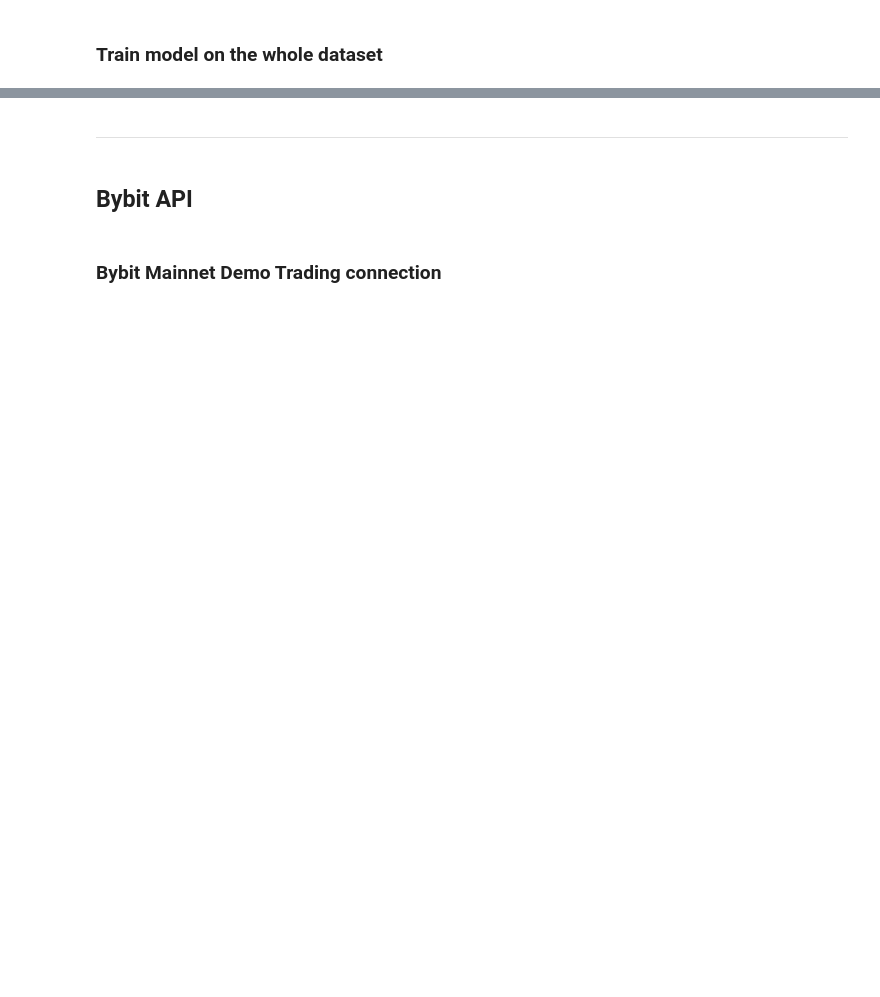
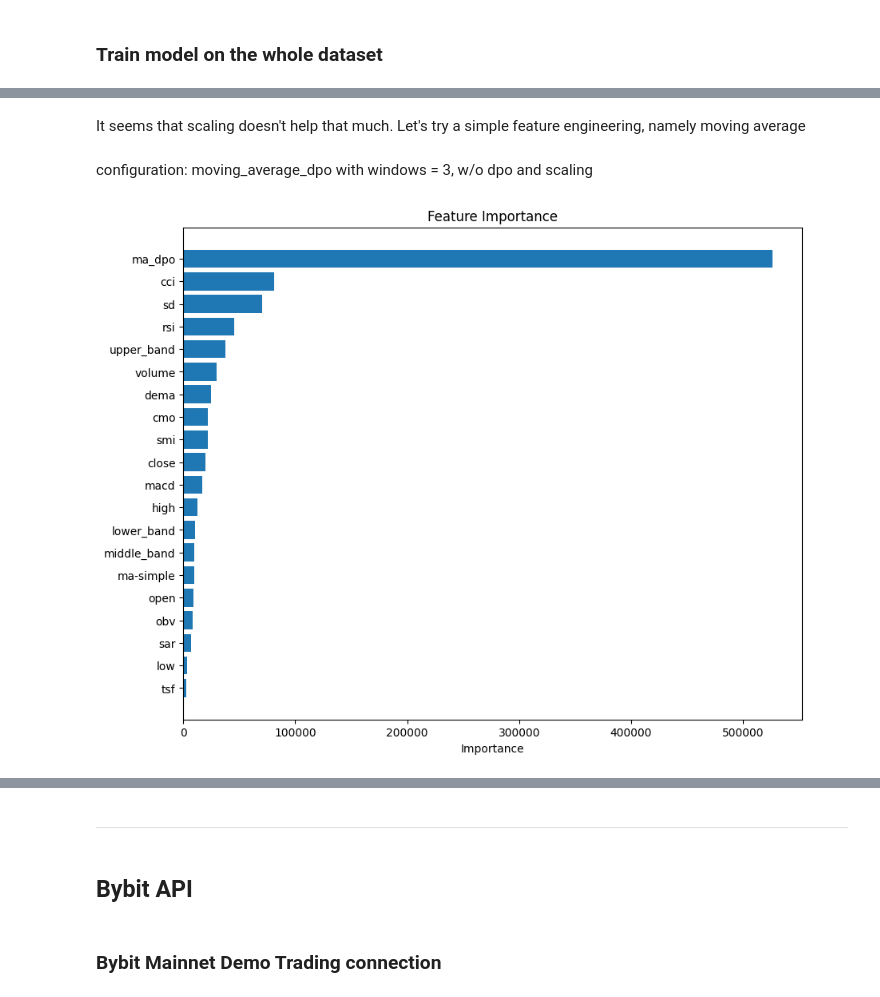
Before and after one commit to Matt-Nelipa/AlgoTrading_bot, a Jupyter notebook: coingecko_api_setup.ipynb, the cells around one changed output, grey strips where cells are left out. Drawn from its saved outputs; the diff is of its cells as text; code cells hidden in the pictures; blank space fills up the shorter version.

Commit message:
bug fixes, feature engineering, small visual improvements

```diff
--- a/coingecko_api_setup.ipynb
+++ b/coingecko_api_setup.ipynb
@@ -161,17 +122,17 @@ params
 # %%
 params = {
-        'n_estimators': 1385,
-        'learning_rate': 0.04254050587571971,
-        'lambda_l1': 1.1513140503215087,
-        'lambda_l2': 0.6779331678445241,
-        'num_leaves': 15,
-        'feature_fraction': 0.39228596334878807,
-        'bagging_fraction': 0.6623368331204738,
-        'bagging_freq': 2,
-        'min_child_samples': 33,
-        'max_depth': 1,
+        'n_estimators': 1642,
+        'learning_rate': 0.04063837325393952,
+        'lambda_l1': 1.1059749221188395,
+        'lambda_l2': 9.746494061762915,
+        'num_leaves': 48,
+        'feature_fraction': 0.38003255424196253,
+        'bagging_fraction': 0.5356548150751095,
+        'bagging_freq': 3,
+        'min_child_samples': 43,
+        'max_depth': 5,
         'max_bin': 124,
-        'min_data_in_leaf': 44,
+        'min_data_in_leaf': 84,
         'objective': 'binary',
         'metric': 'auc',
         'verbosity': -1,
@@ -183,5 +144,5 @@ params = {
 # %% [markdown]
 ### Train model on the whole dataset
 # %%
-dtrain = lgb.Dataset(pca_df, label=btc_data_copy_targets)
+dtrain = lgb.Dataset(btc_data_copy_features, label=btc_data_copy_targets, feature_name=list(btc_data_copy_features.columns))
 tuned_model = lgb.train(params, dtrain)
@@ -199,0 +255,21 @@ btc_data_copy_v1
+# %% [markdown]
+It seems that scaling doesn't help that much. Let's try a simple feature engineering, namely moving average
+# %% [markdown]
+configuration: moving_average_dpo with windows = 3, w/o dpo and scaling
+# %%
+feature_importances = tuned_model.feature_importance(importance_type='gain')
+feature_names = btc_data_copy_features.columns
+
+feature_importance_df = pd.DataFrame({
+    'Feature': feature_names,
+    'Importance': feature_importances
+}).sort_values(by='Importance', ascending=False)
+
+plt.figure(figsize=(10, 8))
+plt.barh(feature_importance_df['Feature'], feature_importance_df['Importance'])
+plt.xlabel('Importance')
+plt.title('Feature Importance')
+plt.gca().invert_yaxis()
+plt.show()
+# %% [output]
+[figure, added]
```
Also changed, not shown: parts of 43 cells of this notebook.
